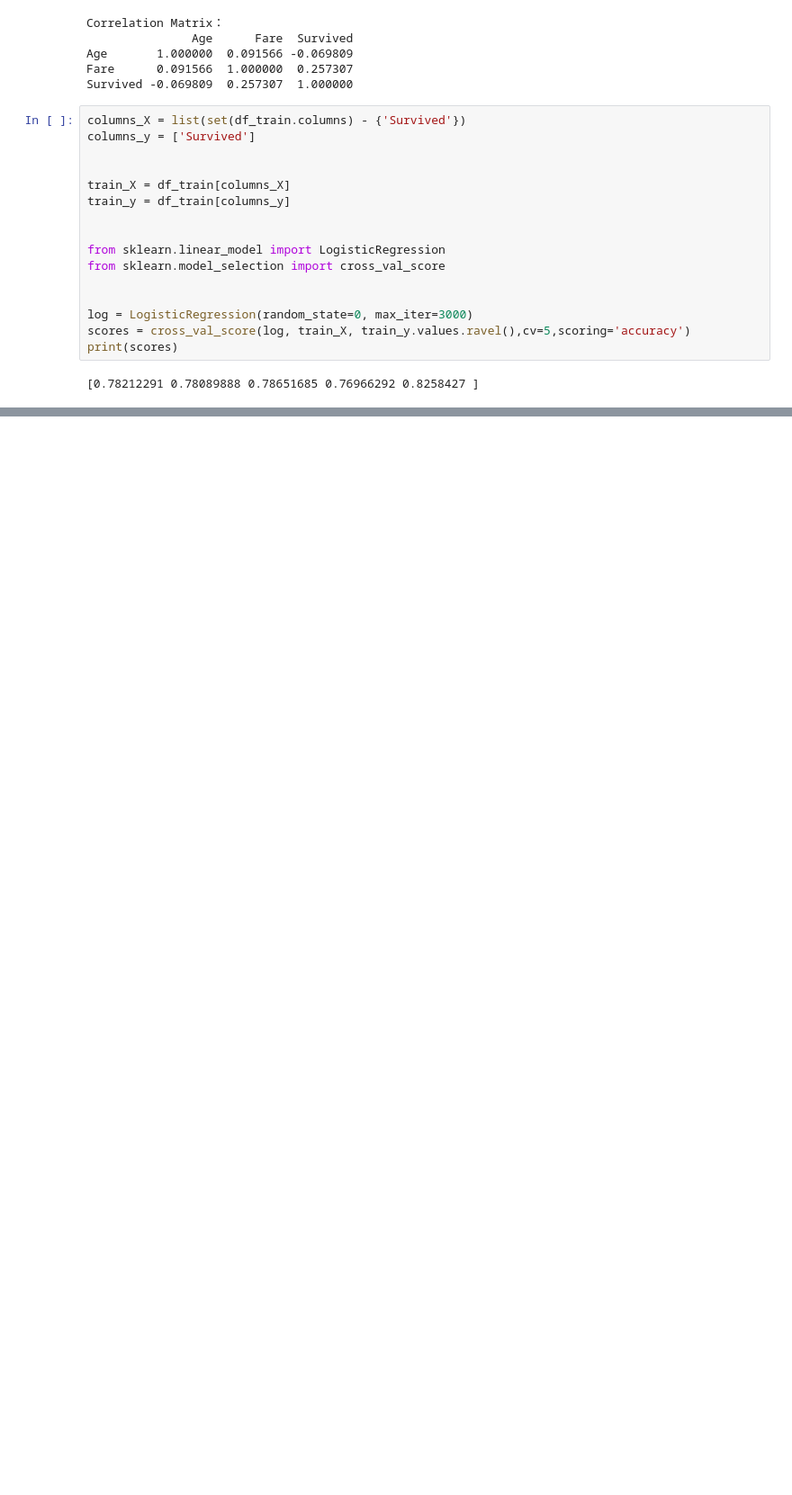
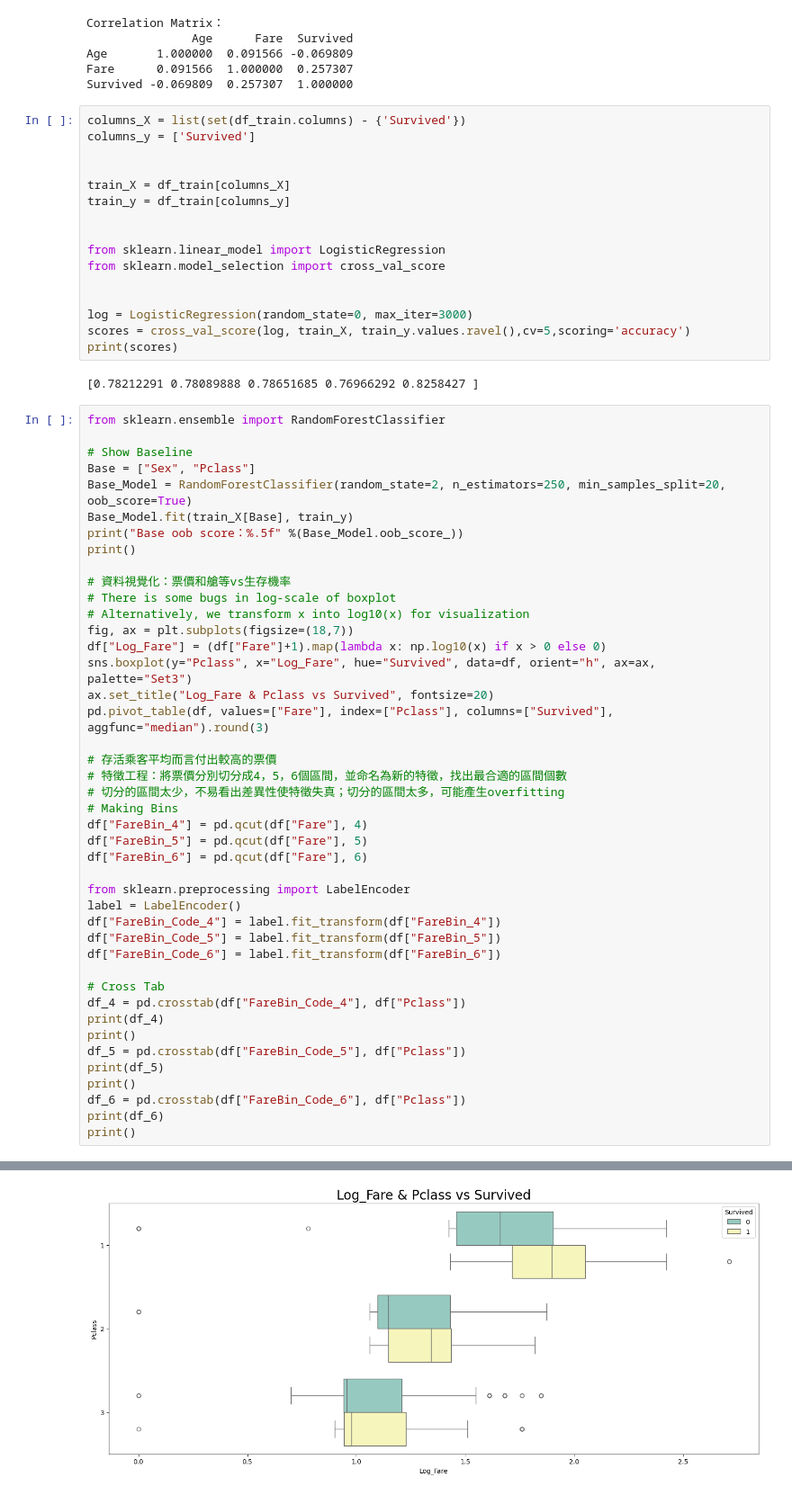
Before and after one commit to ckwei379/titanic-analysis, a Jupyter notebook: 專題實作_01：鐵達尼號存活預測.ipynb, the cells around one changed output, grey strips where cells are left out. Shown at 90% size. Saved outputs shown, nothing was run; the diff lists cells and outputs as text; blank space fills up the shorter version.

```diff
--- a/專題實作_01：鐵達尼號存活預測.ipynb
+++ b/專題實作_01：鐵達尼號存活預測.ipynb
@@ -123,3 +126,47 @@ scores = cross_val_score(log, train_X, train_y.values.ravel(),cv=5,scoring='accu
 print(scores)
 # %% [output]
 [0.78212291 0.78089888 0.78651685 0.76966292 0.8258427 ]
+# %%
+from sklearn.ensemble import RandomForestClassifier
+
+# Show Baseline
+Base = ["Sex", "Pclass"]
+Base_Model = RandomForestClassifier(random_state=2, n_estimators=250, min_samples_split=20, oob_score=True)
+Base_Model.fit(train_X[Base], train_y)
+print("Base oob score：%.5f" %(Base_Model.oob_score_))
+print()
+
+# 資料視覺化：票價和艙等vs生存機率
+# There is some bugs in log-scale of boxplot
+# Alternatively, we transform x into log10(x) for visualization
+fig, ax = plt.subplots(figsize=(18,7))
+df["Log_Fare"] = (df["Fare"]+1).map(lambda x: np.log10(x) if x > 0 else 0)
+sns.boxplot(y="Pclass", x="Log_Fare", hue="Survived", data=df, orient="h", ax=ax, palette="Set3")
+ax.set_title("Log_Fare & Pclass vs Survived", fontsize=20)
+pd.pivot_table(df, values=["Fare"], index=["Pclass"], columns=["Survived"], aggfunc="median").round(3)
+
+# 存活乘客平均而言付出較高的票價
+# 特徵工程：將票價分別切分成4，5，6個區間，並命名為新的特徵，找出最合適的區間個數
+# 切分的區間太少，不易看出差異性使特徵失真；切分的區間太多，可能產生overfitting
+# Making Bins
+df["FareBin_4"] = pd.qcut(df["Fare"], 4)
+df["FareBin_5"] = pd.qcut(df["Fare"], 5)
+df["FareBin_6"] = pd.qcut(df["Fare"], 6)
+
+from sklearn.preprocessing import LabelEncoder
+label = LabelEncoder()
+df["FareBin_Code_4"] = label.fit_transform(df["FareBin_4"])
+df["FareBin_Code_5"] = label.fit_transform(df["FareBin_5"])
+df["FareBin_Code_6"] = label.fit_transform(df["FareBin_6"])
+
+# Cross Tab
+df_4 = pd.crosstab(df["FareBin_Code_4"], df["Pclass"])
+print(df_4)
+print()
+df_5 = pd.crosstab(df["FareBin_Code_5"], df["Pclass"])
+print(df_5)
+print()
+df_6 = pd.crosstab(df["FareBin_Code_6"], df["Pclass"])
+print(df_6)
+print()
+# %% [output]
@@ -125,0 +190 @@ print(scores)
+[figure, added]
```
Also changed, not shown: parts of 20 cells of this notebook.
